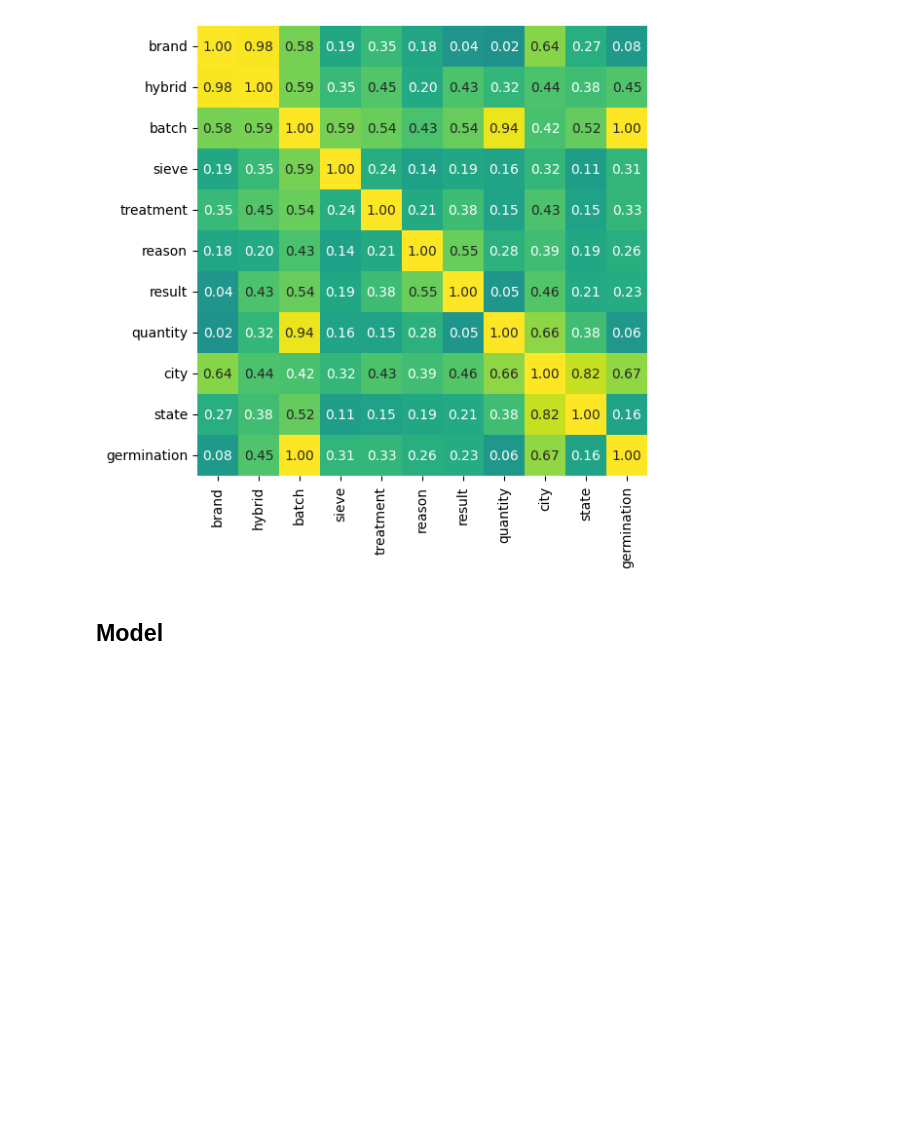
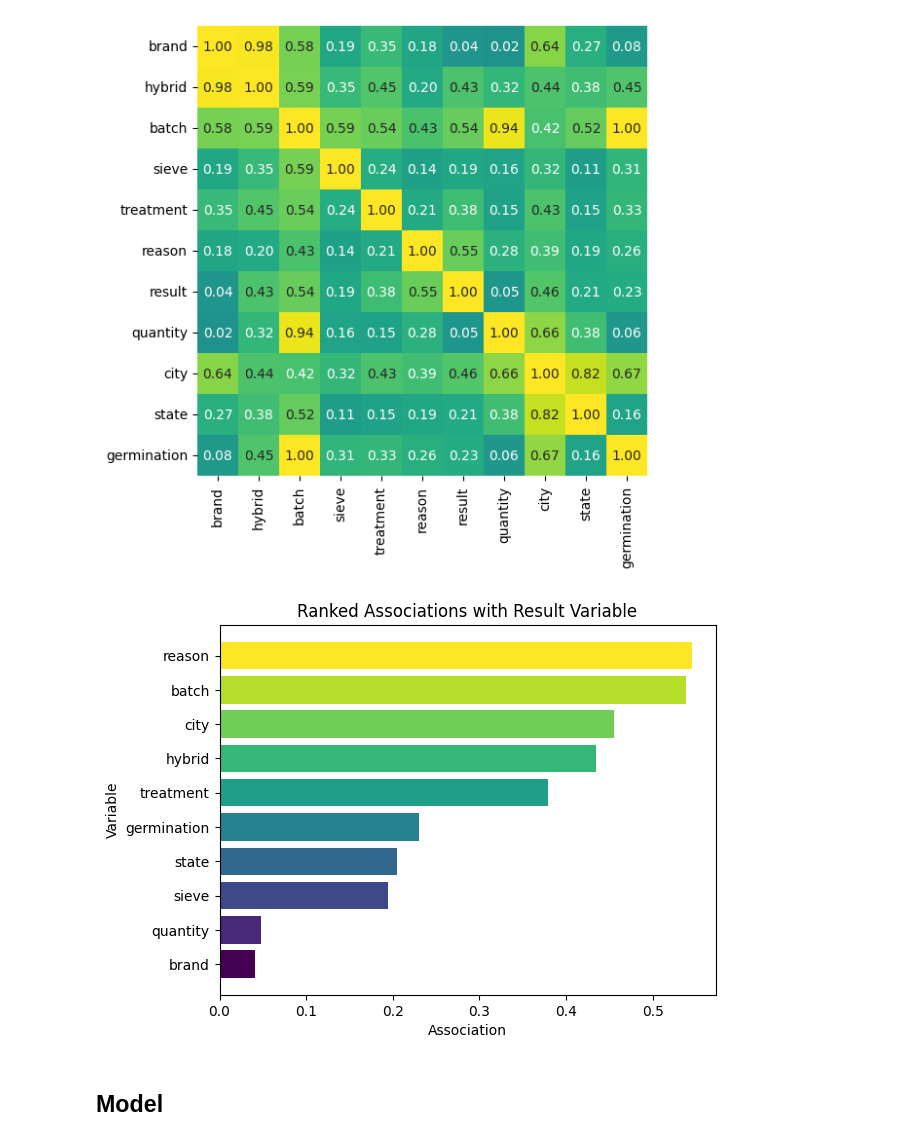
Before and after one commit to josehenriqueroveda/qc-classifier, a Jupyter notebook: qc_classifier/qc_ml.ipynb, the cells around one changed output. Cells and saved outputs as stored; diff of their text form; code cells hidden in the pictures; blank space fills up the shorter version.

```diff
--- a/qc_classifier/qc_ml.ipynb
+++ b/qc_classifier/qc_ml.ipynb
@@ -203,4 +277,19 @@ fig = px.bar(
 fig.show()
+# %%
+sorted_associations = sorted_associations.sort_values(by='result', ascending=True)
+
+colors = cmap(np.linspace(0, 1, len(sorted_associations)))
+
+# Create the horizontal bars
+plt.barh(sorted_associations.index, sorted_associations["result"], color=colors)
+
+plt.xlabel('Association')
+plt.ylabel('Variable')
+plt.title('Ranked Associations with Result Variable')
+
+plt.show()
+# %% [output]
+[figure, added]
 # %% [markdown]
 ## Model
 # %%
```
Also changed, not shown: parts of 11 cells of this notebook.
